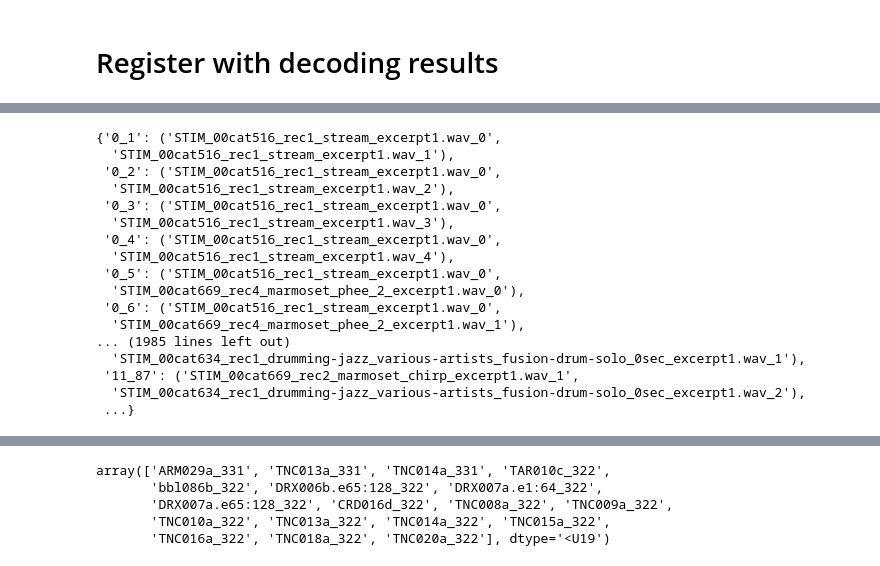
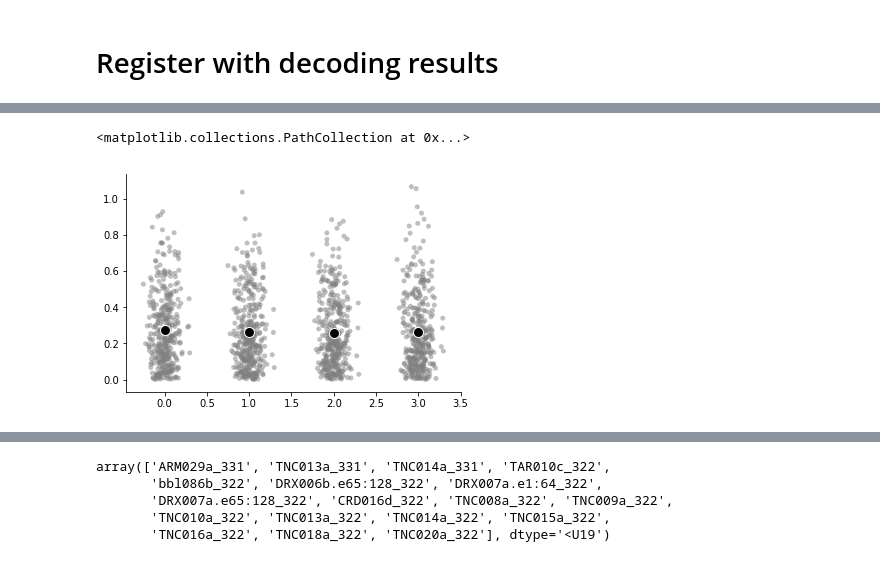
Before and after one commit to crheller/nat_pup_ms, a Jupyter notebook: normative_LV_model/evaluate_preds.ipynb, the cells around one changed output, grey strips where cells are left out. Cells and saved outputs as stored; diff of their text form; code cells hidden in the pictures.

```diff
--- a/normative_LV_model/evaluate_preds.ipynb
+++ b/normative_LV_model/evaluate_preds.ipynb
@@ -341,26 +385,6 @@ for sb in site_batches:
 [root INFO] loading pickle from /auto/users/hellerc/results/nat_pupil_ms/dprime_final/322/TNC020a/dprime_jk10_zscore_fixtdr2-fa_model-LV-psth.fs4.pup-ld-st.pup+r2+s1,2-hrc-psthfr.z-plgsm.er5-aev_state ...
 [root INFO] loading pickle from /auto/users/hellerc/results/nat_pupil_ms/dprime_final/322/TNC020a/dprime_jk10_zscore_fixtdr2-fa_model-LV-psth.fs4.pup-ld-st.pup+r2-hrc-psthfr.z-plgsm.er5-aev_stategain. ...
 [root INFO] loading pickle from /auto/users/hellerc/results/nat_pupil_ms/dprime_final/322/TNC020a/dprime_jk10_zscore_fixtdr2-fa_TDR.pickle
-# %%
-res.mapping
-# %% [output]
-{'0_1': ('STIM_00cat516_rec1_stream_excerpt1.wav_0',
-  'STIM_00cat516_rec1_stream_excerpt1.wav_1'),
- '0_2': ('STIM_00cat516_rec1_stream_excerpt1.wav_0',
-  'STIM_00cat516_rec1_stream_excerpt1.wav_2'),
- '0_3': ('STIM_00cat516_rec1_stream_excerpt1.wav_0',
-  'STIM_00cat516_rec1_stream_excerpt1.wav_3'),
- '0_4': ('STIM_00cat516_rec1_stream_excerpt1.wav_0',
-  'STIM_00cat516_rec1_stream_excerpt1.wav_4'),
- '0_5': ('STIM_00cat516_rec1_stream_excerpt1.wav_0',
-  'STIM_00cat669_rec4_marmoset_phee_2_excerpt1.wav_0'),
- '0_6': ('STIM_00cat516_rec1_stream_excerpt1.wav_0',
-  'STIM_00cat669_rec4_marmoset_phee_2_excerpt1.wav_1'),
-... (1985 lines left out)
-  'STIM_00cat634_rec1_drumming-jazz_various-artists_fusion-drum-solo_0sec_excerpt1.wav_1'),
- '11_87': ('STIM_00cat669_rec2_marmoset_chirp_excerpt1.wav_1',
-  'STIM_00cat634_rec1_drumming-jazz_various-artists_fusion-drum-solo_0sec_excerpt1.wav_2'),
- ...}
 # %%
 er1 = np.zeros((len(site_batches), 10))
 er2 = np.zeros((len(site_batches), 10))
@@ -375,4 +399,14 @@ for (i, sb) in enumerate(site_batches):
     er2[i, :] = abs(results[sb]["raw"][ds][metric].values-results[sb]["ind"][ds][metric].values)
     er3[i, :] = abs(results[sb]["raw"][ds][metric].values-results[sb]["plv"][ds][metric].values)
     er4[i, :] = abs(results[sb]["raw"][ds][metric].values-results[sb]["plv2"][ds][metric].values)
+# %%
+plt.scatter([0, 1, 2, 3], [er1.mean(), er2.mean(), er3.mean(), er4.mean()], s=100, edgecolor="white", color="k")
+xidx = np.random.normal(0, 1, er1.flatten().shape[0]) / 10
+plt.scatter(xidx, er1.flatten(), s=25, alpha=0.5, zorder=-1, color="grey", edgecolor="none")
+plt.scatter(xidx+1, er2.flatten(), s=25, alpha=0.5, zorder=-1, color="grey", edgecolor="none")
+plt.scatter(xidx+2, er3.flatten(), s=25, alpha=0.5, zorder=-1, color="grey", edgecolor="none")
+plt.scatter(xidx+3, er4.flatten(), s=25, alpha=0.5, zorder=-1, color="grey", edgecolor="none")
+# %% [output]
+<matplotlib.collections.PathCollection at 0x...>
+[figure, added]
 # %%
```
Also changed, not shown: parts of 32 cells of this notebook, 17 other files.
